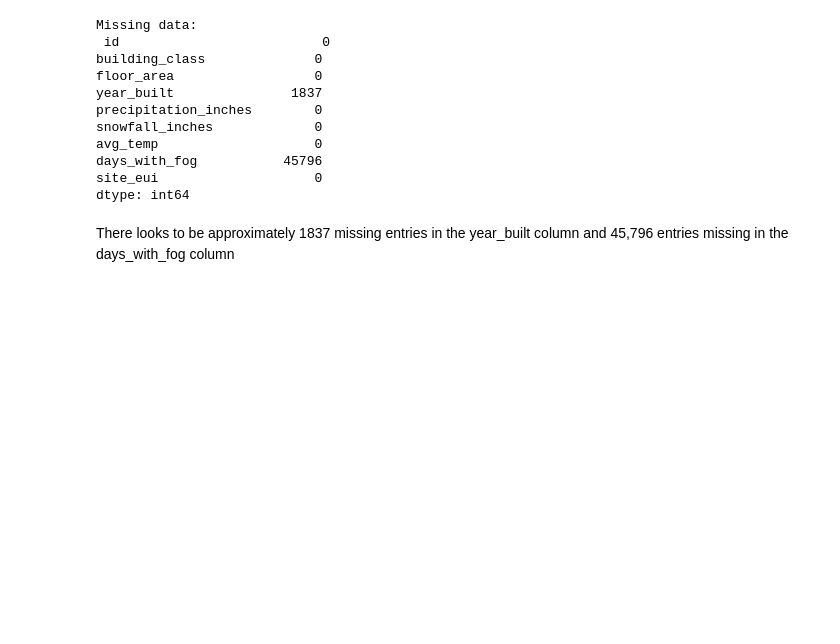
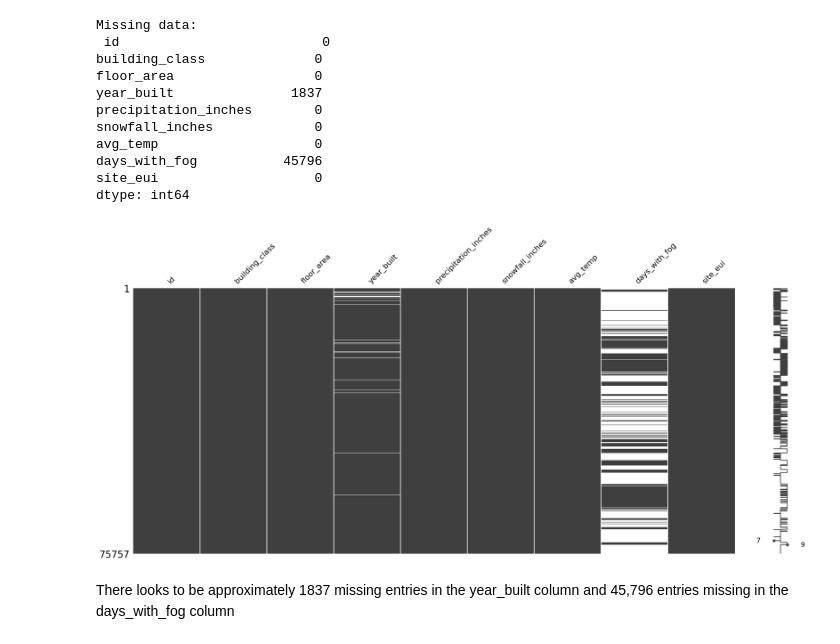
Before and after one commit to efazHossain/DATA-3421, a Jupyter notebook: Homeworks/Efaz_HW2/Efaz_HW2.ipynb, the cells around one changed output. Cells and saved outputs as stored; diff of their text form; code cells hidden in the pictures; blank space fills up the shorter version.

```diff
--- a/Homeworks/Efaz_HW2/Efaz_HW2.ipynb
+++ b/Homeworks/Efaz_HW2/Efaz_HW2.ipynb
@@ -98,6 +171,11 @@ avg_temp                    0
 days_with_fog           45796
 site_eui                    0
 dtype: int64
+# %%
+ms.matrix(c_df)
+plt.show()
+# %% [output]
+[figure, added]
 # %% [markdown]
 There looks to be approximately 1837 missing entries in the year_built column and 45,796 entries missing in the days_with_fog column
 # %% [markdown]
```
Also changed, not shown: parts of 31 cells of this notebook.
